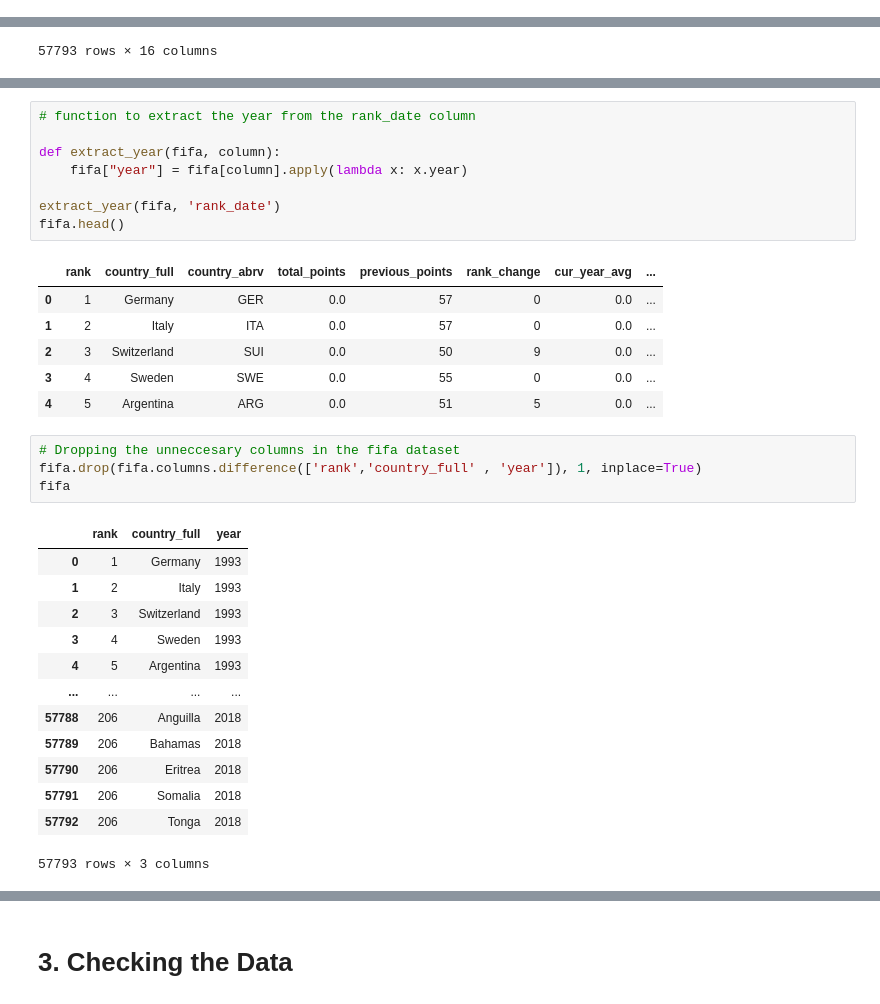
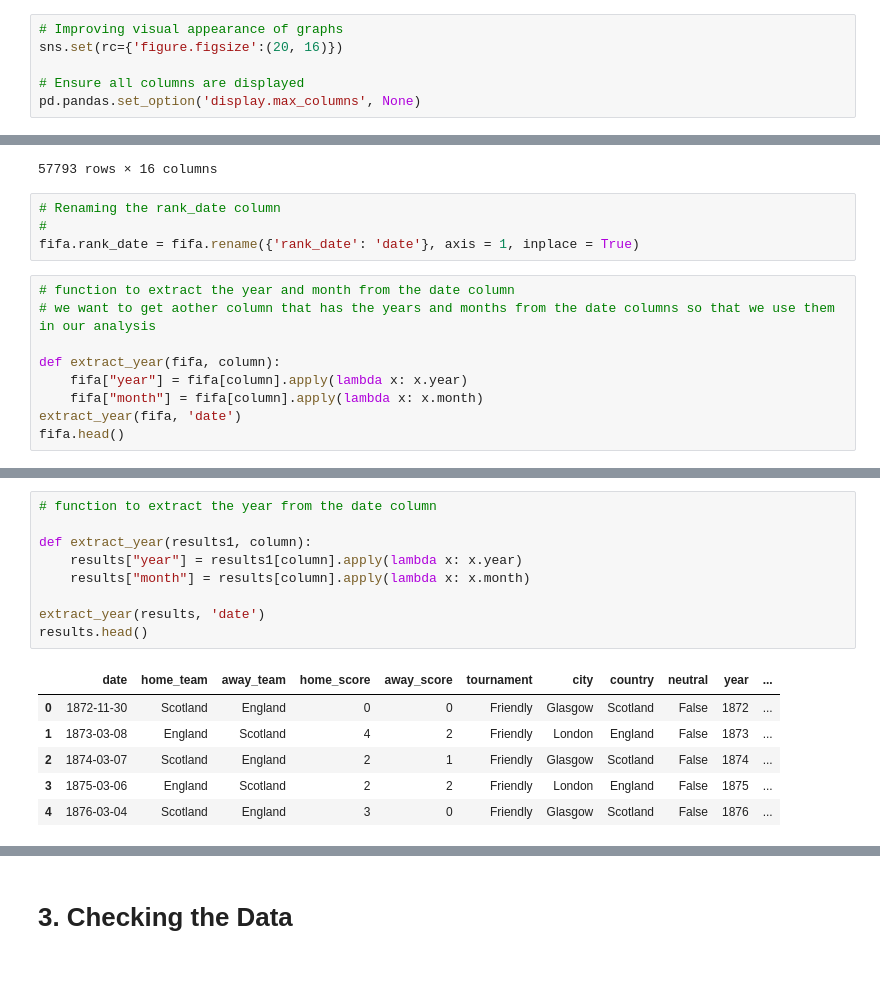
Before and after one commit to lydiandiba/DS-Core-IP-week-6, a Jupyter notebook: Data_Science_Core_IP_week_6.ipynb, the cells around one changed output, grey strips where cells are left out. Drawn from its saved outputs; the diff is of its cells as text; blank space fills up the shorter version.

```diff
--- a/Data_Science_Core_IP_week_6.ipynb
+++ b/Data_Science_Core_IP_week_6.ipynb
@@ -24,4 +45,10 @@ from sklearn.model_selection import train_test_split
 from sklearn.linear_model import LinearRegression
+# %%
+# Improving visual appearance of graphs
+sns.set(rc={'figure.figsize':(20, 16)})
+
+# Ensure all columns are displayed
+pd.pandas.set_option('display.max_columns', None)
 # %% [markdown]
 # 2. Reading the Data
 # %%
@@ -43,3 +70,16 @@ fifa
 | 57791 | 206 | Somalia | SOM | 0.0 | 0 | 1 | 0.0 | ... |
 | 57792 | 206 | Tonga | TGA | 0.0 | 0 | 1 | 0.0 | ... |
 57793 rows × 16 columns
+# %%
+# Renaming the rank_date column
+#
+fifa.rank_date = fifa.rename({'rank_date': 'date'}, axis = 1, inplace = True)
+# %%
+# function to extract the year and month from the date column
+# we want to get aother column that has the years and months from the date columns so that we use them in our analysis
+
+def extract_year(fifa, column):
+    fifa["year"] = fifa[column].apply(lambda x: x.year)
+    fifa["month"] = fifa[column].apply(lambda x: x.month)
+extract_year(fifa, 'date')
+fifa.head()
@@ -46,33 +141,16 @@ fifa
 # %%
-# function to extract the year from the rank_date column
+# function to extract the year from the date column
 
-def extract_year(fifa, column):
-    fifa["year"] = fifa[column].apply(lambda x: x.year)
+def extract_year(results1, column):
+    results["year"] = results1[column].apply(lambda x: x.year)
+    results["month"] = results[column].apply(lambda x: x.month)
 
-extract_year(fifa, 'rank_date')
-fifa.head()
+extract_year(results, 'date')
+results.head()
 # %% [output]
-|  | rank | country_full | country_abrv | total_points | previous_points | rank_change | cur_year_avg | ... |
-| 0 | 1 | Germany | GER | 0.0 | 57 | 0 | 0.0 | ... |
-| 1 | 2 | Italy | ITA | 0.0 | 57 | 0 | 0.0 | ... |
-| 2 | 3 | Switzerland | SUI | 0.0 | 50 | 9 | 0.0 | ... |
-| 3 | 4 | Sweden | SWE | 0.0 | 55 | 0 | 0.0 | ... |
-| 4 | 5 | Argentina | ARG | 0.0 | 51 | 5 | 0.0 | ... |
+|  | date | home_team | away_team | home_score | away_score | tournament | city | country | neutral | year | ... |
+| 0 | 1872-11-30 | Scotland | England | 0 | 0 | Friendly | Glasgow | Scotland | False | 1872 | ... |
+| 1 | 1873-03-08 | England | Scotland | 4 | 2 | Friendly | London | England | False | 1873 | ... |
+| 2 | 1874-03-07 | Scotland | England | 2 | 1 | Friendly | Glasgow | Scotland | False | 1874 | ... |
+| 3 | 1875-03-06 | England | Scotland | 2 | 2 | Friendly | London | England | False | 1875 | ... |
+| 4 | 1876-03-04 | Scotland | England | 3 | 0 | Friendly | Glasgow | Scotland | False | 1876 | ... |
-# %%
-# Dropping the unneccesary columns in the fifa dataset
-fifa.drop(fifa.columns.difference(['rank','country_full' , 'year']), 1, inplace=True)
-fifa
-# %% [output]
-|  | rank | country_full | year |
-| 0 | 1 | Germany | 1993 |
-| 1 | 2 | Italy | 1993 |
-| 2 | 3 | Switzerland | 1993 |
-| 3 | 4 | Sweden | 1993 |
-| 4 | 5 | Argentina | 1993 |
-| ... | ... | ... | ... |
-| 57788 | 206 | Anguilla | 2018 |
-| 57789 | 206 | Bahamas | 2018 |
-| 57790 | 206 | Eritrea | 2018 |
-| 57791 | 206 | Somalia | 2018 |
-| 57792 | 206 | Tonga | 2018 |
-57793 rows × 3 columns
```
Also changed, not shown: parts of 84 cells of this notebook.
